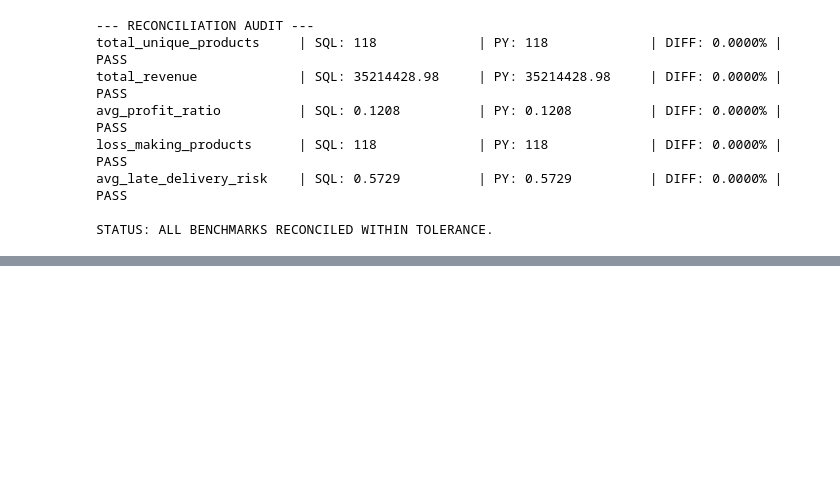
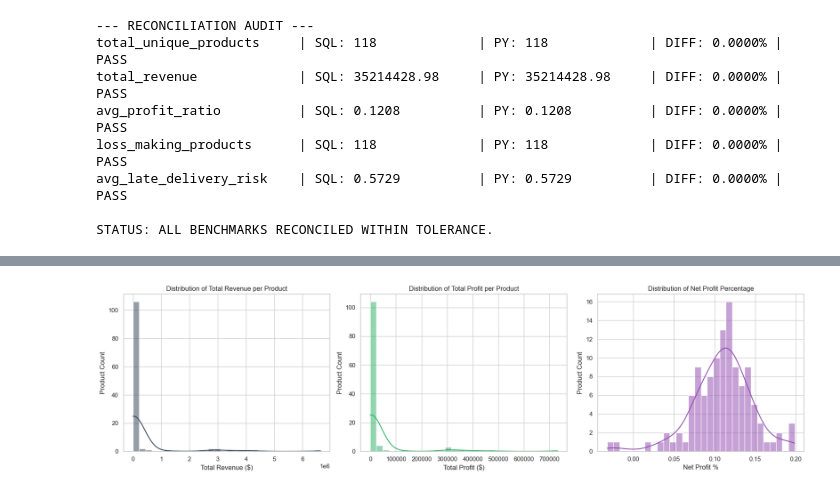
Before and after one commit to zeeshan-akram-ds/ecommerce-revenue-illusion-audit, a Jupyter notebook: notebooks/01_validation_and_eda.ipynb, the cells around one changed output, grey strips where cells are left out. Drawn from its saved outputs; the diff is of its cells as text; code cells hidden in the pictures; blank space fills up the shorter version.

Commit message:
feat(notebook): revenue and profit distribution analysis complete, catalog concentration and lifecycle losers identified

```diff
--- a/notebooks/01_validation_and_eda.ipynb
+++ b/notebooks/01_validation_and_eda.ipynb
@@ -103,0 +148,23 @@ STATUS: ALL BENCHMARKS RECONCILED WITHIN TOLERANCE.
+# %%
+# Plotting distributions for Revenue, Profit, and Margin
+fig, axes = plt.subplots(1, 3, figsize=(18, 5))
+
+sns.histplot(df['total_revenue'], bins=30, kde=True, ax=axes[0], color='#2c3e50')
+axes[0].set_title('Distribution of Total Revenue per Product')
+axes[0].set_xlabel('Total Revenue ($)')
+axes[0].set_ylabel('Product Count')
+
+sns.histplot(df['total_profit'], bins=30, kde=True, ax=axes[1], color='#27ae60')
+axes[1].set_title('Distribution of Total Profit per Product')
+axes[1].set_xlabel('Total Profit ($)')
+axes[1].set_ylabel('Product Count')
+
+sns.histplot(df['net_profit_pct'], bins=30, kde=True, ax=axes[2], color='#8e44ad')
+axes[2].set_title('Distribution of Net Profit Percentage')
+axes[2].set_xlabel('Net Profit %')
+axes[2].set_ylabel('Product Count')
+
+plt.tight_layout()
+plt.show()
+# %% [output]
+[figure, added]
```
Also changed, not shown: parts of 6 cells of this notebook.
